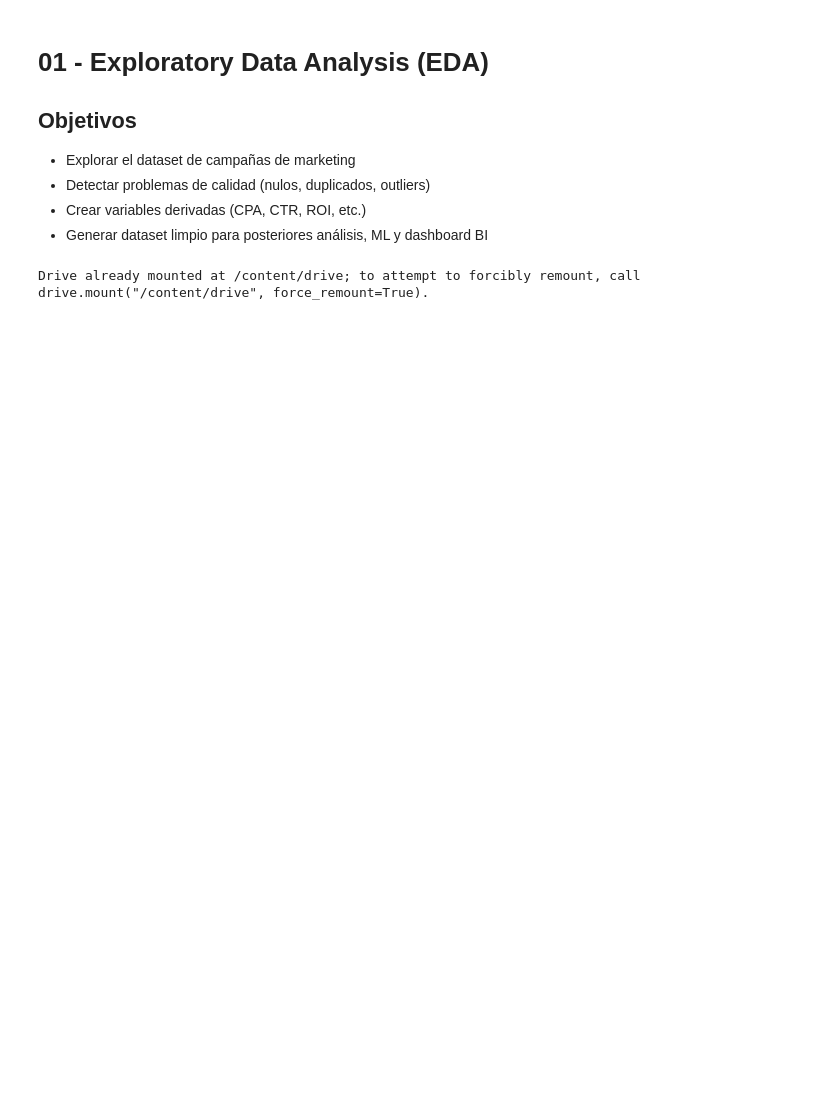
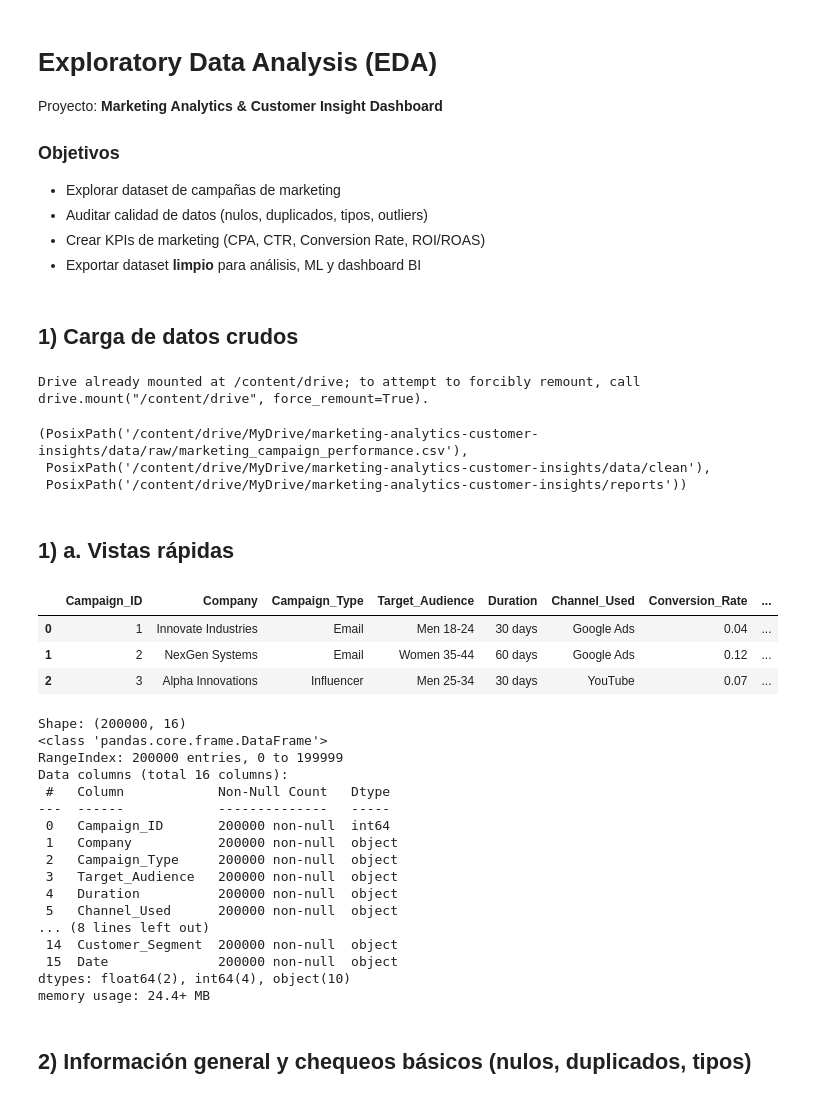
Before and after one commit to meliluc/marketing-analytics-customer-insights-project, a Jupyter notebook: notebooks_01_EDA.ipynb, the cells around one changed output. Cells and saved outputs as stored; diff of their text form; code cells hidden in the pictures; blank space fills up the shorter version.

```diff
--- a/notebooks_01_EDA.ipynb
+++ b/notebooks_01_EDA.ipynb
@@ -1,10 +1,14 @@
 # %% [markdown]
 <a href="https://colab.research.google.com/github/meliluc/marketing-analytics-customer-insights-project/blob/main/notebooks_01_EDA.ipynb" target="_parent"><img src="https://colab.research.google.com/assets/colab-badge.svg" alt="Open In Colab"/></a>
 # %% [markdown]
-# 01 - Exploratory Data Analysis (EDA)
+# Exploratory Data Analysis (EDA)
 
-## Objetivos
-- Explorar el dataset de campañas de marketing
-- Detectar problemas de calidad (nulos, duplicados, outliers)
-- Crear variables derivadas (CPA, CTR, ROI, etc.)
-- Generar dataset limpio para posteriores análisis, ML y dashboard BI
+Proyecto: **Marketing Analytics & Customer Insight Dashboard**
+
+### Objetivos
+- Explorar dataset de campañas de marketing
+- Auditar calidad de datos (nulos, duplicados, tipos, outliers)
+- Crear KPIs de marketing (CPA, CTR, Conversion Rate, ROI/ROAS)
+- Exportar dataset **limpio** para análisis, ML y dashboard BI
+# %% [markdown]
+## 1) Carga de datos crudos
@@ -12,8 +22,46 @@
 from google.colab import drive
 drive.mount('/content/drive')
 
-import pandas as pd
-path = "/content/drive/MyDrive/marketing-analytics-customer-insights/data/raw/marketing_campaign_performance.csv"
-df = pd.read_csv(path)
+RAW_PATH = Path("/content/drive/MyDrive/marketing-analytics-customer-insights/data/raw/marketing_campaign_performance.csv")
+CLEAN_DIR = Path("/content/drive/MyDrive/marketing-analytics-customer-insights/data/clean/")
+REPORTS_DIR = Path("/content/drive/MyDrive/marketing-analytics-customer-insights/reports/")
+CLEAN_DIR.mkdir(parents=True, exist_ok=True)
+REPORTS_DIR.mkdir(parents=True, exist_ok=True)
+
+RAW_PATH, CLEAN_DIR, REPORTS_DIR
 # %% [output]
 Drive already mounted at /content/drive; to attempt to forcibly remount, call drive.mount("/content/drive", force_remount=True).
+(PosixPath('/content/drive/MyDrive/marketing-analytics-customer-insights/data/raw/marketing_campaign_performance.csv'),
+ PosixPath('/content/drive/MyDrive/marketing-analytics-customer-insights/data/clean'),
+ PosixPath('/content/drive/MyDrive/marketing-analytics-customer-insights/reports'))
+# %% [markdown]
+## 1) a. Vistas rápidas
+# %%
+df = pd.read_csv(RAW_PATH, low_memory=False)
+display(df.head(3))
+print("Shape:", df.shape)
+df.info()
+# %% [output]
+|  | Campaign_ID | Company | Campaign_Type | Target_Audience | Duration | Channel_Used | Conversion_Rate | ... |
+| 0 | 1 | Innovate Industries | Email | Men 18-24 | 30 days | Google Ads | 0.04 | ... |
+| 1 | 2 | NexGen Systems | Email | Women 35-44 | 60 days | Google Ads | 0.12 | ... |
+| 2 | 3 | Alpha Innovations | Influencer | Men 25-34 | 30 days | YouTube | 0.07 | ... |
+Shape: (200000, 16)
+<class 'pandas.core.frame.DataFrame'>
+RangeIndex: 200000 entries, 0 to 199999
+Data columns (total 16 columns):
+ #   Column            Non-Null Count   Dtype
+---  ------            --------------   -----
+ 0   Campaign_ID       200000 non-null  int64
+ 1   Company           200000 non-null  object
+ 2   Campaign_Type     200000 non-null  object
+ 3   Target_Audience   200000 non-null  object
+ 4   Duration          200000 non-null  object
+ 5   Channel_Used      200000 non-null  object
+... (8 lines left out)
+ 14  Customer_Segment  200000 non-null  object
+ 15  Date              200000 non-null  object
+dtypes: float64(2), int64(4), object(10)
+memory usage: 24.4+ MB
+# %% [markdown]
+## 2) Información general y chequeos básicos (nulos, duplicados, tipos)
```
Also changed, not shown: parts of 26 cells of this notebook.
